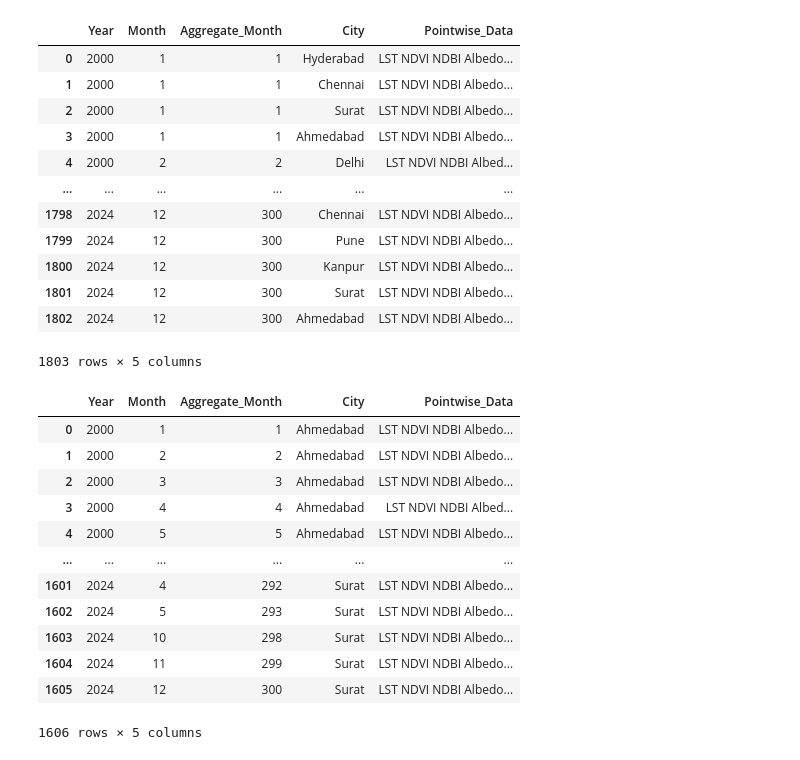
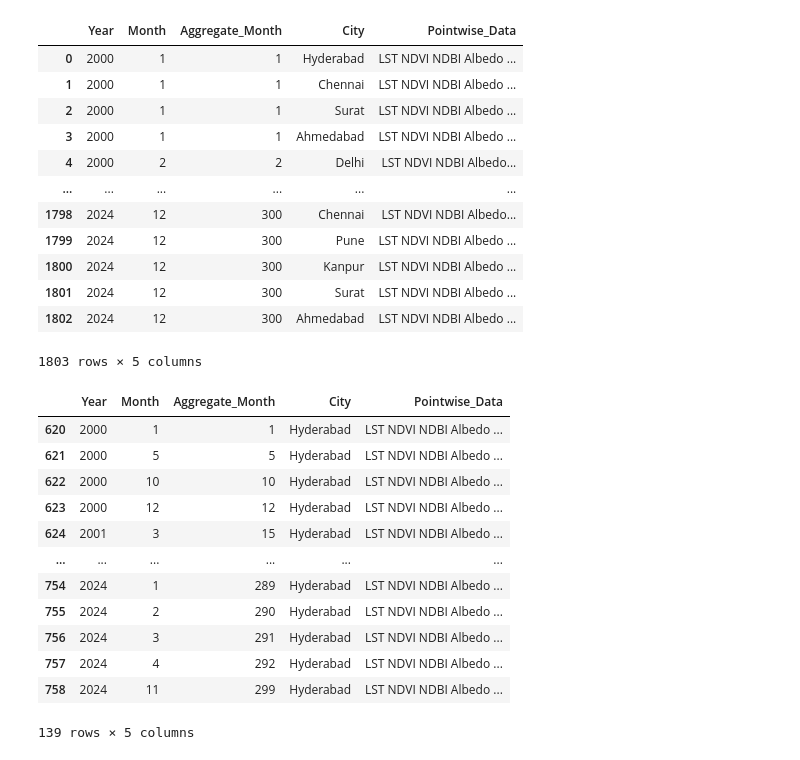
Before and after one commit to Rishi-Bharadwaj/Urban-Heat-Island-Analysis, a Jupyter notebook: batching_df.ipynb, the cells around one changed output. Cells and saved outputs as stored; diff of their text form; code cells hidden in the pictures.

```diff
--- a/batching_df.ipynb
+++ b/batching_df.ipynb
@@ -3,42 +3,43 @@ import numpy as np
 import pandas as pd
 import tqdm
 # %%
-df=pd.read_pickle(r"/home/f20222001/test-venv/UHI/Datasets_processed/pixelated_db_40k.pkl")
+df=pd.read_pickle(r"/home/f20222001/test-venv/UHI/Datasets_processed/pixelated_db_10k.pkl")
 df
 # %% [output]
 |  | Year | Month | Aggregate_Month | City | Pointwise_Data |
-| 0 | 2000 | 1 | 1 | Hyderabad | LST NDVI NDBI Albedo... |
-| 1 | 2000 | 1 | 1 | Chennai | LST NDVI NDBI Albedo... |
-| 2 | 2000 | 1 | 1 | Surat | LST NDVI NDBI Albedo... |
-| 3 | 2000 | 1 | 1 | Ahmedabad | LST NDVI NDBI Albedo... |
-| 4 | 2000 | 2 | 2 | Delhi | LST NDVI NDBI Albed... |
+| 0 | 2000 | 1 | 1 | Hyderabad | LST NDVI NDBI Albedo ... |
+| 1 | 2000 | 1 | 1 | Chennai | LST NDVI NDBI Albedo ... |
+| 2 | 2000 | 1 | 1 | Surat | LST NDVI NDBI Albedo ... |
+| 3 | 2000 | 1 | 1 | Ahmedabad | LST NDVI NDBI Albedo ... |
+| 4 | 2000 | 2 | 2 | Delhi | LST NDVI NDBI Albedo... |
 | ... | ... | ... | ... | ... | ... |
 | 1798 | 2024 | 12 | 300 | Chennai | LST NDVI NDBI Albedo... |
-| 1799 | 2024 | 12 | 300 | Pune | LST NDVI NDBI Albedo... |
-| 1800 | 2024 | 12 | 300 | Kanpur | LST NDVI NDBI Albedo... |
-| 1801 | 2024 | 12 | 300 | Surat | LST NDVI NDBI Albedo... |
-| 1802 | 2024 | 12 | 300 | Ahmedabad | LST NDVI NDBI Albedo... |
+| 1799 | 2024 | 12 | 300 | Pune | LST NDVI NDBI Albedo ... |
+| 1800 | 2024 | 12 | 300 | Kanpur | LST NDVI NDBI Albedo ... |
+| 1801 | 2024 | 12 | 300 | Surat | LST NDVI NDBI Albedo ... |
+| 1802 | 2024 | 12 | 300 | Ahmedabad | LST NDVI NDBI Albedo ... |
 1803 rows × 5 columns
 # %%
-df = df[~df['Month'].isin([6, 9])]
+df = df[~df['Month'].isin([6,7,8,9])]
 
 df=df.sort_values(by=["City","Year","Month"])
 df.reset_index(inplace=True, drop=True)
+df=df[df["City"]=="Hyderabad"]
 df
 # %% [output]
 |  | Year | Month | Aggregate_Month | City | Pointwise_Data |
-| 0 | 2000 | 1 | 1 | Ahmedabad | LST NDVI NDBI Albedo... |
-| 1 | 2000 | 2 | 2 | Ahmedabad | LST NDVI NDBI Albedo... |
-| 2 | 2000 | 3 | 3 | Ahmedabad | LST NDVI NDBI Albedo... |
-| 3 | 2000 | 4 | 4 | Ahmedabad | LST NDVI NDBI Albed... |
-| 4 | 2000 | 5 | 5 | Ahmedabad | LST NDVI NDBI Albedo... |
+| 620 | 2000 | 1 | 1 | Hyderabad | LST NDVI NDBI Albedo ... |
+| 621 | 2000 | 5 | 5 | Hyderabad | LST NDVI NDBI Albedo ... |
+| 622 | 2000 | 10 | 10 | Hyderabad | LST NDVI NDBI Albedo ... |
+| 623 | 2000 | 12 | 12 | Hyderabad | LST NDVI NDBI Albedo ... |
+| 624 | 2001 | 3 | 15 | Hyderabad | LST NDVI NDBI Albedo ... |
 | ... | ... | ... | ... | ... | ... |
-| 1601 | 2024 | 4 | 292 | Surat | LST NDVI NDBI Albedo... |
-| 1602 | 2024 | 5 | 293 | Surat | LST NDVI NDBI Albedo... |
-| 1603 | 2024 | 10 | 298 | Surat | LST NDVI NDBI Albedo... |
-| 1604 | 2024 | 11 | 299 | Surat | LST NDVI NDBI Albedo... |
-| 1605 | 2024 | 12 | 300 | Surat | LST NDVI NDBI Albedo... |
+| 754 | 2024 | 1 | 289 | Hyderabad | LST NDVI NDBI Albedo ... |
+| 755 | 2024 | 2 | 290 | Hyderabad | LST NDVI NDBI Albedo ... |
+| 756 | 2024 | 3 | 291 | Hyderabad | LST NDVI NDBI Albedo ... |
+| 757 | 2024 | 4 | 292 | Hyderabad | LST NDVI NDBI Albedo ... |
+| 758 | 2024 | 11 | 299 | Hyderabad | LST NDVI NDBI Albedo ... |
-1606 rows × 5 columns
+139 rows × 5 columns
 # %%
 onehot = pd.get_dummies(df["City"])
 df = pd.concat([df, onehot], axis=1)
```
Also changed, not shown: parts of 4 cells of this notebook, 6 other files.
